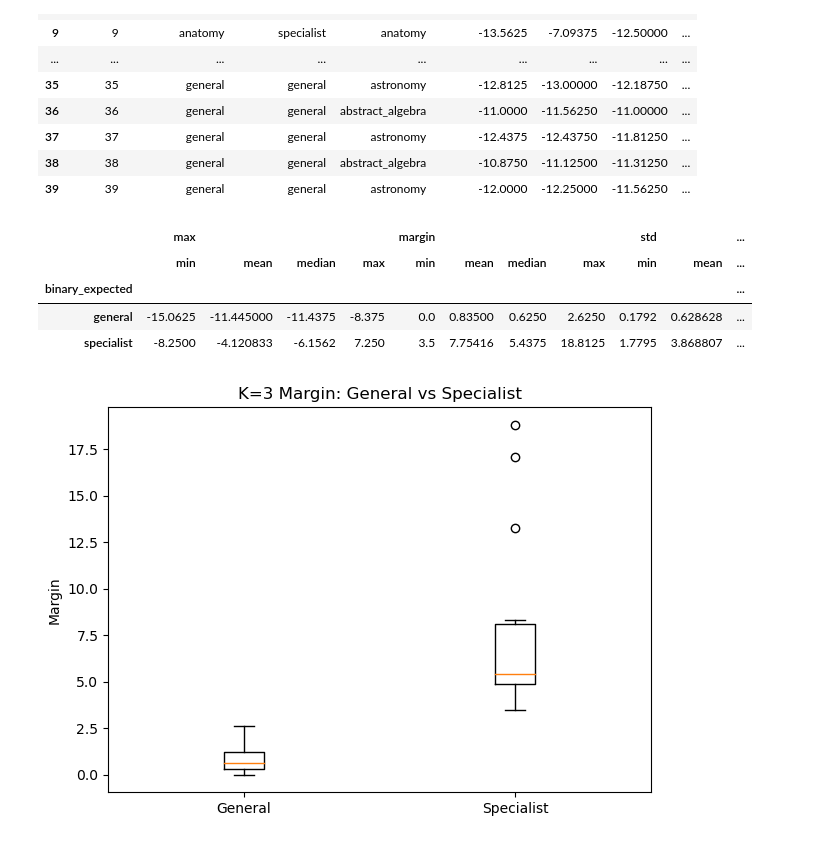
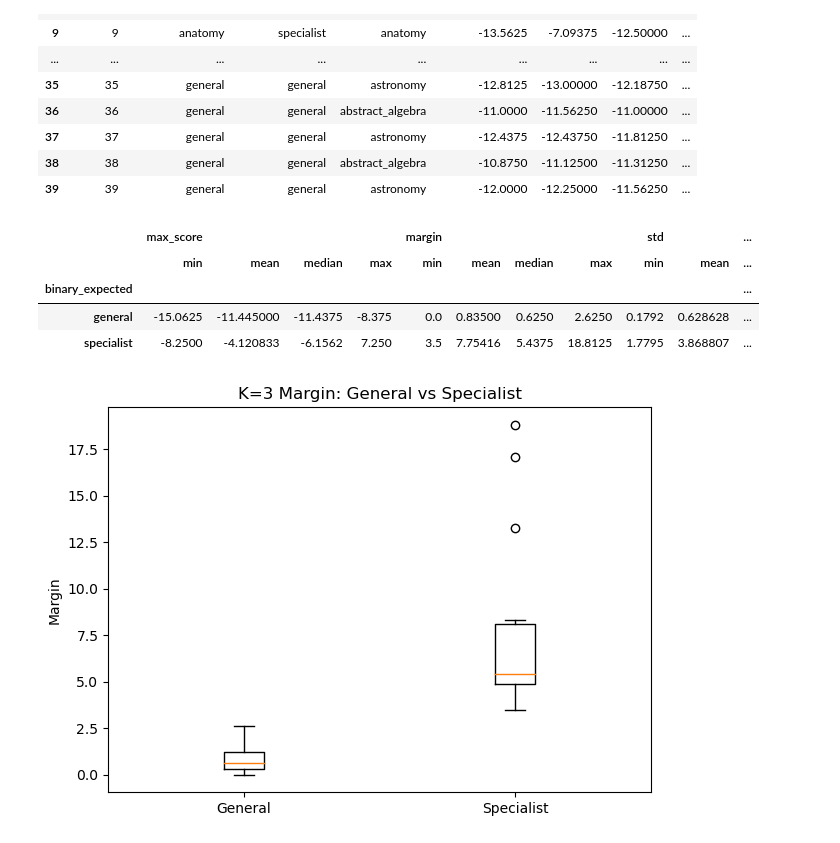
Before and after one commit to TheOpenSI/ADAPT, a Jupyter notebook: results/dev_analyser.ipynb, the cells around one changed output. Saved outputs shown, nothing was run; the diff lists cells and outputs as text; code cells hidden in the pictures.

```diff
--- a/results/dev_analyser.ipynb
+++ b/results/dev_analyser.ipynb
@@ -150,11 +150,11 @@ df_k3[
 | 38 | 38 | general | general | abstract_algebra | -10.8750 | -11.12500 | -11.31250 | ... |
 | 39 | 39 | general | general | astronomy | -12.0000 | -12.25000 | -11.56250 | ... |
 # %%
-df_k3.groupby("binary_expected")[["max", "margin", "std"]].agg(
+df_k3.groupby("binary_expected")[["max_score", "margin", "std"]].agg(
     ["min", "mean", "median", "max"]
 )
 # %% [output]
-|  | max |  |  |  | margin |  |  |  | std |  | ... |
+|  | max_score |  |  |  | margin |  |  |  | std |  | ... |
 |  | min | mean | median | max | min | mean | median | max | min | mean | ... |
 | binary_expected |  |  |  |  |  |  |  |  |  |  | ... |
 | general | -15.0625 | -11.445000 | -11.4375 | -8.375 | 0.0 | 0.83500 | 0.6250 | 2.6250 | 0.1792 | 0.628628 | ... |
```
Also changed, not shown: parts of 1 cell of this notebook, 6 other files.
